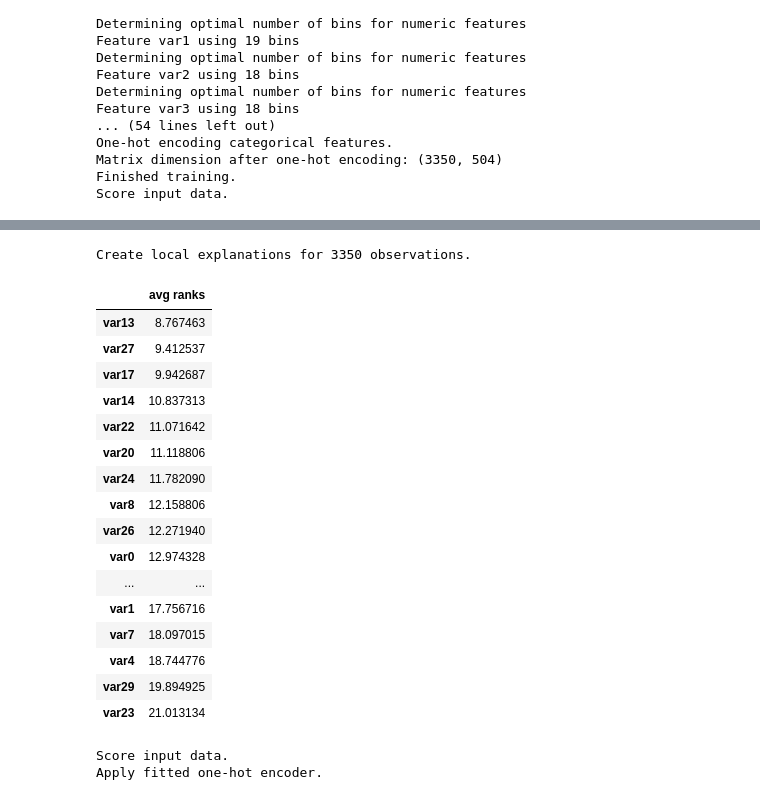
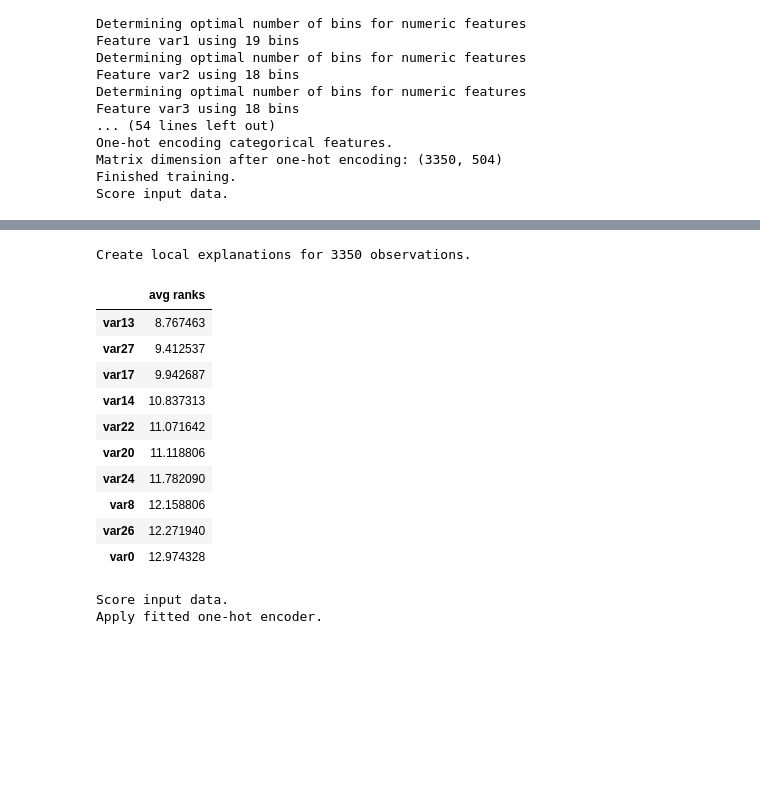
Before and after one commit to AVoss84/bhad, a Jupyter notebook: src/notebooks/Toy_Example.ipynb, the cells around one changed output, grey strips where cells are left out. Saved outputs shown, nothing was run; the diff lists cells and outputs as text; code cells hidden in the pictures; blank space fills up the shorter version.

```diff
--- a/src/notebooks/Toy_Example.ipynb
+++ b/src/notebooks/Toy_Example.ipynb
@@ -228,26 +228,20 @@ Marginal cdfs estimated using train set of shape (3350, 30)
 # %%
 df_train = local_expl.get_explanation()
 
-local_expl.global_feat_imp
+local_expl.global_feat_imp.head(10)
 # %% [output]
 Create local explanations for 3350 observations.
 |  | avg ranks |
 | var13 | 8.767463 |
 | var27 | 9.412537 |
 | var17 | 9.942687 |
 | var14 | 10.837313 |
 | var22 | 11.071642 |
 | var20 | 11.118806 |
 | var24 | 11.782090 |
 | var8 | 12.158806 |
 | var26 | 12.271940 |
 | var0 | 12.974328 |
-| ... | ... |
-| var1 | 17.756716 |
-| var7 | 18.097015 |
-| var4 | 18.744776 |
-| var29 | 19.894925 |
-| var23 | 21.013134 |
 # %%
 y_pred_test = pipe.predict(X_test)
 # %% [output]
```
Also changed, not shown: parts of 1 cell of this notebook, 1 other file.
